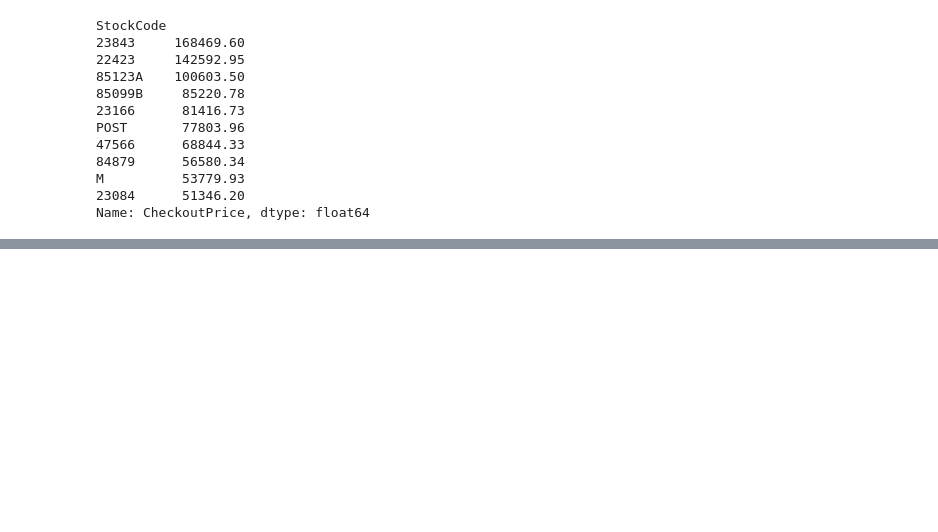
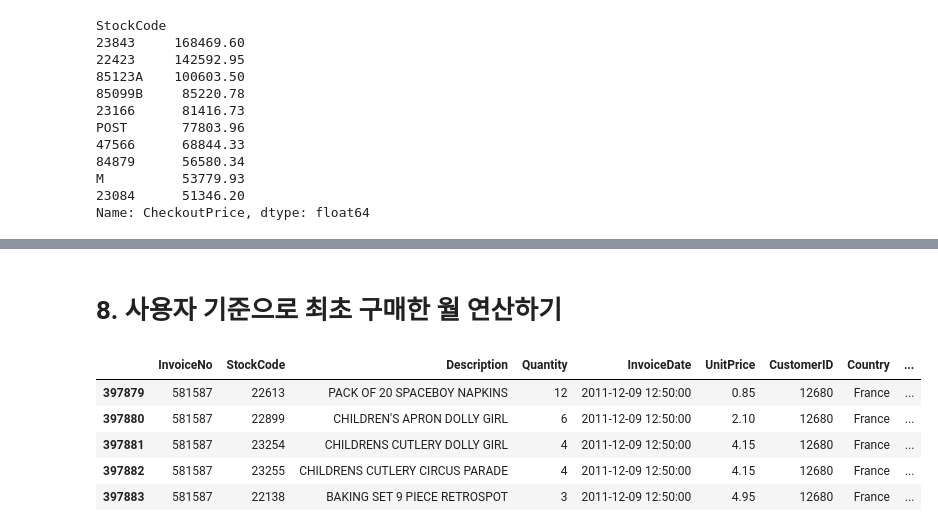
Before and after one commit to jeungsengho/python_6month, a Jupyter notebook: 5__쇼핑몰_고객주문_데이터_프로젝트.ipynb, the cells around one changed output, grey strips where cells are left out. Cells and saved outputs as stored; diff of their text form; code cells hidden in the pictures; blank space fills up the shorter version.

```diff
--- a/5__쇼핑몰_고객주문_데이터_프로젝트.ipynb
+++ b/5__쇼핑몰_고객주문_데이터_프로젝트.ipynb
@@ -447,0 +484,17 @@ Name: CheckoutPrice, dtype: float64
+# %% [markdown]
+# 8. 사용자 기준으로 최초 구매한 월 연산하기
+# %%
+from datetime import datetime
+
+def get_month_as_datetime(date):
+  return datetime(date.year, date.month, 1)
+
+retail['Month'] = retail['InvoiceDate'].apply(get_month_as_datetime)
+retail.tail()
+# %% [output]
+|  | InvoiceNo | StockCode | Description | Quantity | InvoiceDate | UnitPrice | CustomerID | Country | ... |
+| 397879 | 581587 | 22613 | PACK OF 20 SPACEBOY NAPKINS | 12 | 2011-12-09 12:50:00 | 0.85 | 12680 | France | ... |
+| 397880 | 581587 | 22899 | CHILDREN'S APRON DOLLY GIRL | 6 | 2011-12-09 12:50:00 | 2.10 | 12680 | France | ... |
+| 397881 | 581587 | 23254 | CHILDRENS CUTLERY DOLLY GIRL | 4 | 2011-12-09 12:50:00 | 4.15 | 12680 | France | ... |
+| 397882 | 581587 | 23255 | CHILDRENS CUTLERY CIRCUS PARADE | 4 | 2011-12-09 12:50:00 | 4.15 | 12680 | France | ... |
+| 397883 | 581587 | 22138 | BAKING SET 9 PIECE RETROSPOT | 3 | 2011-12-09 12:50:00 | 4.95 | 12680 | France | ... |
```
Also changed, not shown: parts of 5 cells of this notebook.
